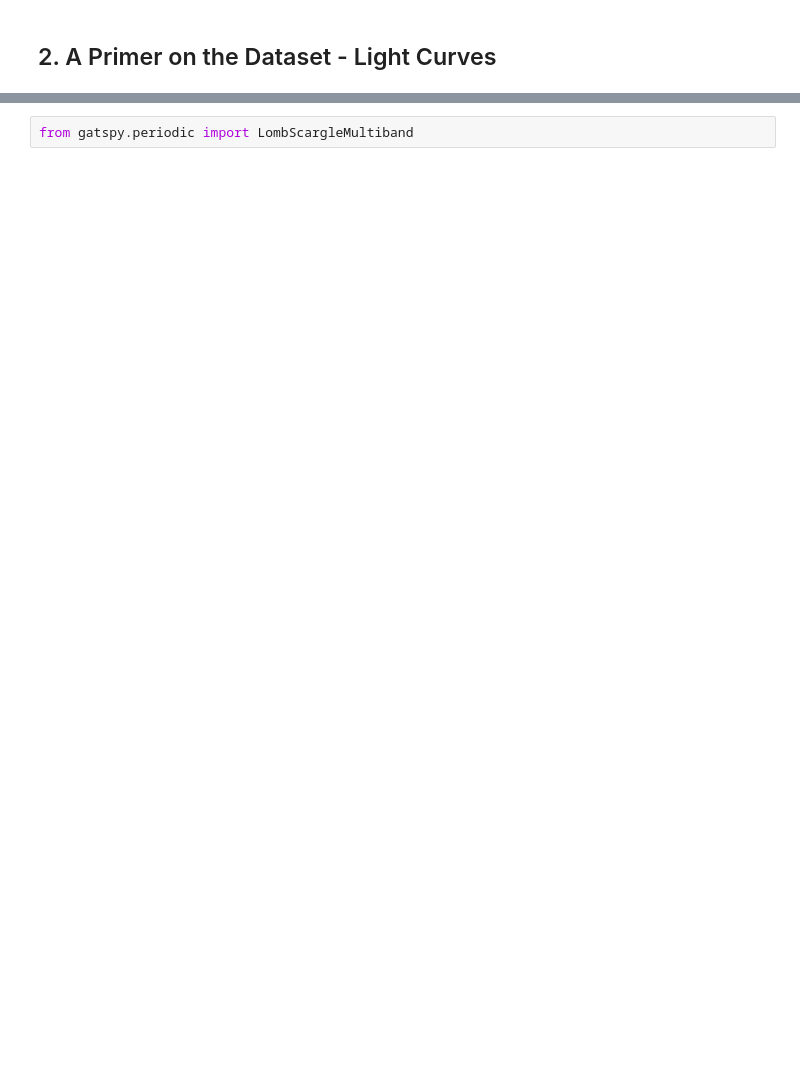
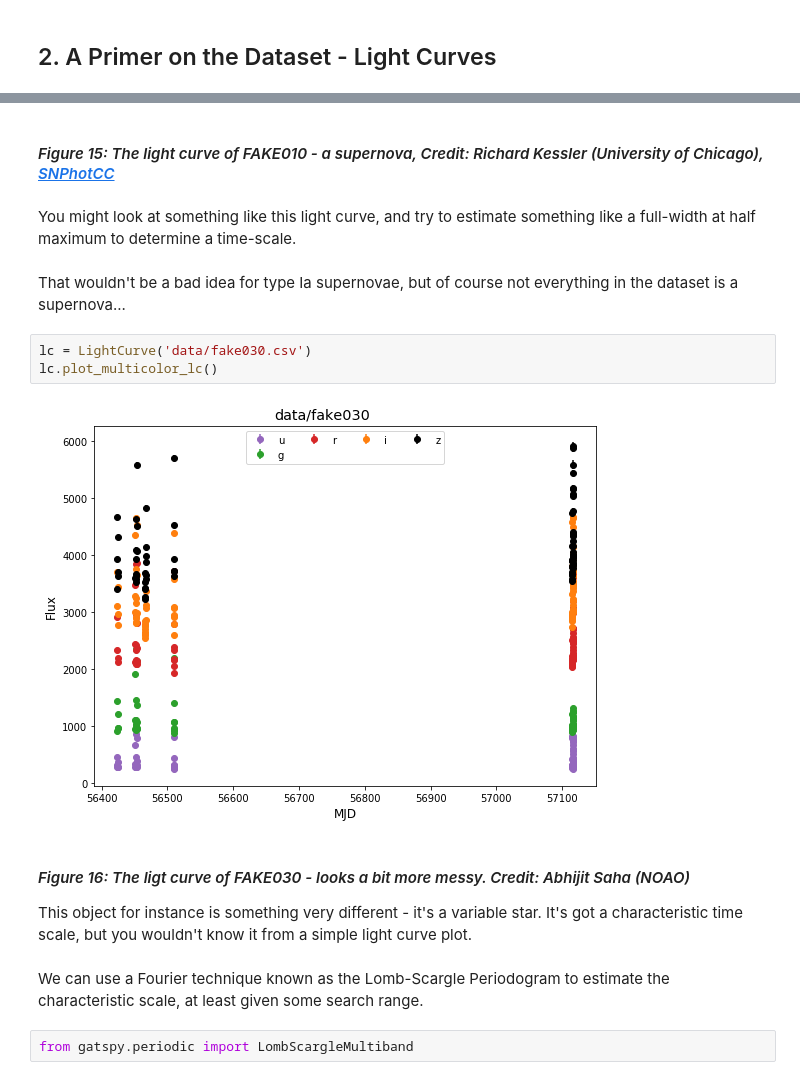
Before and after one commit to emilleishida/PLAsTiCC_Validation, a Jupyter notebook: astro_starter_kit/astro_starter_kit.ipynb, the cells around one changed output, grey strips where cells are left out. Saved outputs shown, nothing was run; the diff lists cells and outputs as text; blank space fills up the shorter version.

```diff
--- a/astro_starter_kit/astro_starter_kit.ipynb
+++ b/astro_starter_kit/astro_starter_kit.ipynb
@@ -365,3 +506,20 @@ We can use a Fourier technique known as the Lomb-Scargle Periodogram to estimate
+# %% [markdown]
+#### *Figure 15: The light curve of FAKE010 - a supernova, Credit: Richard Kessler (University of Chicago), <a href="http://adsabs.harvard.edu/abs/2010PASP..122.1415K">SNPhotCC</a>*
+# %% [markdown]
+You might look at something like this light curve, and try to estimate something like a full-width at half maximum to determine a time-scale.
+# %% [markdown]
+That wouldn't be a bad idea for type Ia supernovae, but of course not everything in the dataset is a supernova...
+# %%
+lc = LightCurve('data/fake030.csv')
+lc.plot_multicolor_lc()
+# %% [output]
+[figure, added]
+# %% [markdown]
+#### _Figure 16: The ligt curve of FAKE030 - looks a bit more messy. Credit: Abhijit Saha (NOAO)_
+
+This object for instance is something very different - it's a variable star. It's got a characteristic time scale, but you wouldn't know it from a simple light curve plot.
+# %% [markdown]
+We can use a Fourier technique known as the Lomb-Scargle Periodogram to estimate the characteristic scale, at least given some search range.
 # %%
 from gatspy.periodic import LombScargleMultiband
 # %%
```
Also changed, not shown: parts of 231 cells of this notebook, 5 other files.
